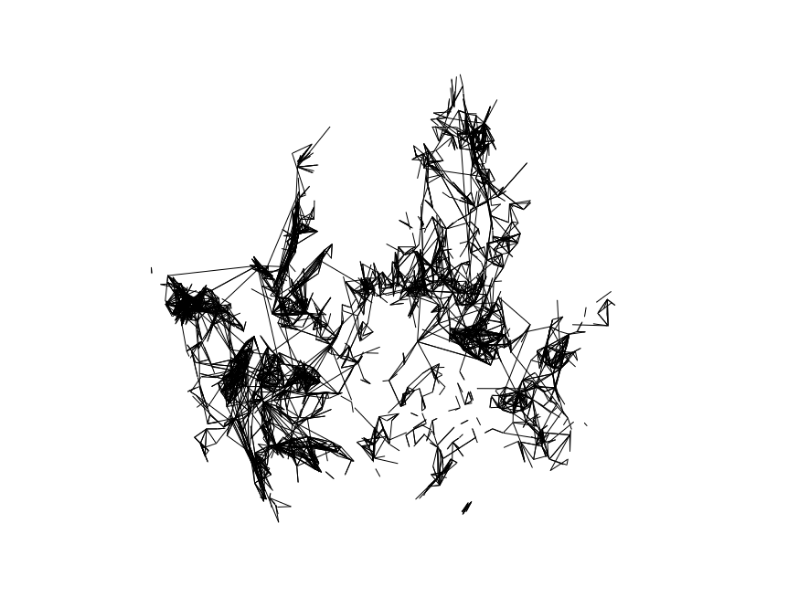
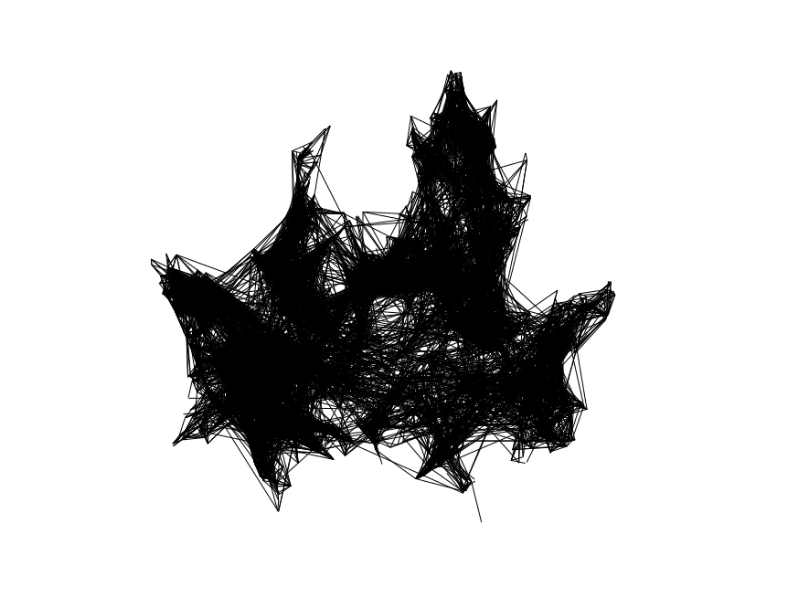
Before and after one commit to GyoHeon/UOS_bicycle, a Jupyter notebook: network_plot.ipynb, the cells around one changed output. Drawn from its saved outputs; the diff is of its cells as text; code cells hidden in the pictures.

```diff
--- a/network_plot.ipynb
+++ b/network_plot.ipynb
@@ -53,3 +43,18 @@ def simple_list(data):
     count = np.unique(a, return_counts=True, axis = 0)[1]
 
     return np.column_stack((item, count))
+# %%
+'''
+data load
+순서대로
+노드,
+평일, 주말, 평일 6~9, 평일 17~20
+'''
+nodes = pd.read_csv('../data/station(21.01.31).csv')
+links_on = np.load('../raw_data/data_2_on.npy', allow_pickle = 1)
+links_off = np.load('../raw_data/data_2_off.npy', allow_pickle = 1)
+
+links1 = simple_list(links_on)
+# %%
+a = np.array([links_on[:,1],links_on[:,3]]).T
+a
@@ -56,22 +69,18 @@ def simple_list(data):
+# %%
+G = nx.DiGraph()
+for path in a:
+    nx.add_path(G, path)
 # %%
-links1_15 = new_links(links1, 15)
-
-G1_15 = nx.from_pandas_edgelist(links1_15,
-                             source='start',
-                             target='end',
-                             edge_attr='number',
-                             create_using=nx.DiGraph())
-
 plt.figure(figsize = (11,11))
 
-nx.draw_networkx(G1_15,
+nx.draw_networkx(G,
                  location,
                  node_color='black',
                  node_size=0,
                  with_labels = False,
                  arrowsize = 0.1,
                  width = 1)
 plt.axis('off')
 plt.show()
 # %% [output]
-[figure, old version]
+[figure, new version]
```
Also changed, not shown: parts of 4 cells of this notebook, 1 other file.
